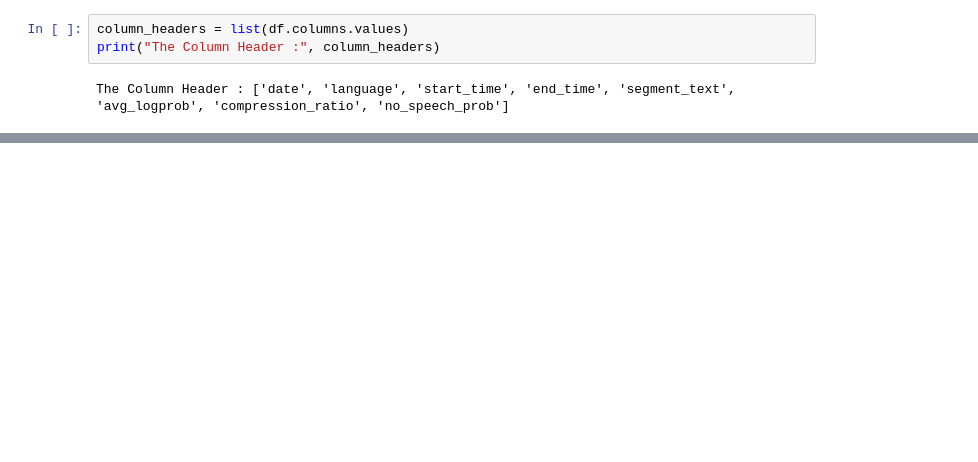
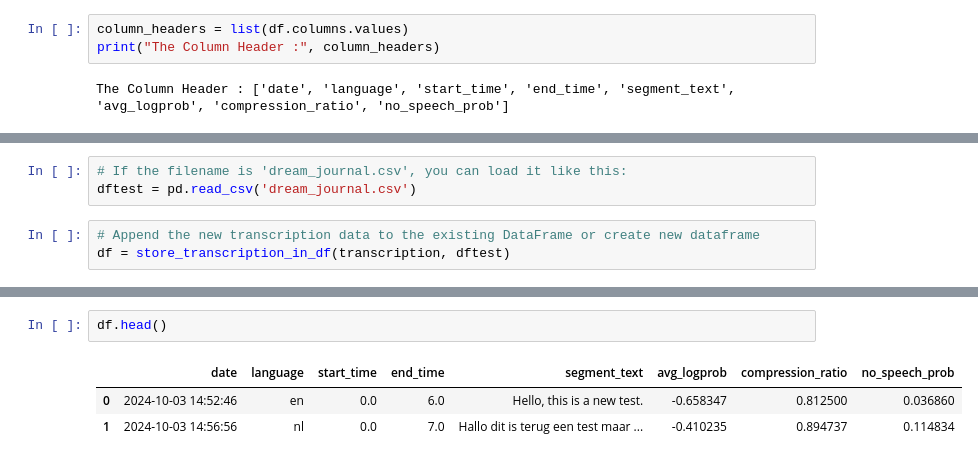
Before and after one commit to SomersInias/AI-Dream-Journal, a Jupyter notebook: AI_Dream_Journal.ipynb, the cells around one changed output, grey strips where cells are left out. Drawn from its saved outputs; the diff is of its cells as text; blank space fills up the shorter version.

Commit message:
Adding transcribe to dataframe working
google colab code needs some cleanup + adding test dataframe

```diff
--- a/AI_Dream_Journal.ipynb
+++ b/AI_Dream_Journal.ipynb
@@ -350,0 +475,6 @@ The Column Header : ['date', 'language', 'start_time', 'end_time', 'segment_text
+# %%
+# If the filename is 'dream_journal.csv', you can load it like this:
+dftest = pd.read_csv('dream_journal.csv')
+# %%
+# Append the new transcription data to the existing DataFrame or create new dataframe
+df = store_transcription_in_df(transcription, dftest)
@@ -350,0 +493,6 @@ The Column Header : ['date', 'language', 'start_time', 'end_time', 'segment_text
+# %%
+df.head()
+# %% [output]
+|  | date | language | start_time | end_time | segment_text | avg_logprob | compression_ratio | no_speech_prob |
+| 0 | 2024-10-03 14:52:46 | en | 0.0 | 6.0 | Hello, this is a new test. | -0.658347 | 0.812500 | 0.036860 |
+| 1 | 2024-10-03 14:56:56 | nl | 0.0 | 7.0 | Hallo dit is terug een test maar ... | -0.410235 | 0.894737 | 0.114834 |
```
Also changed, not shown: parts of 9 cells of this notebook, 1 other file.
